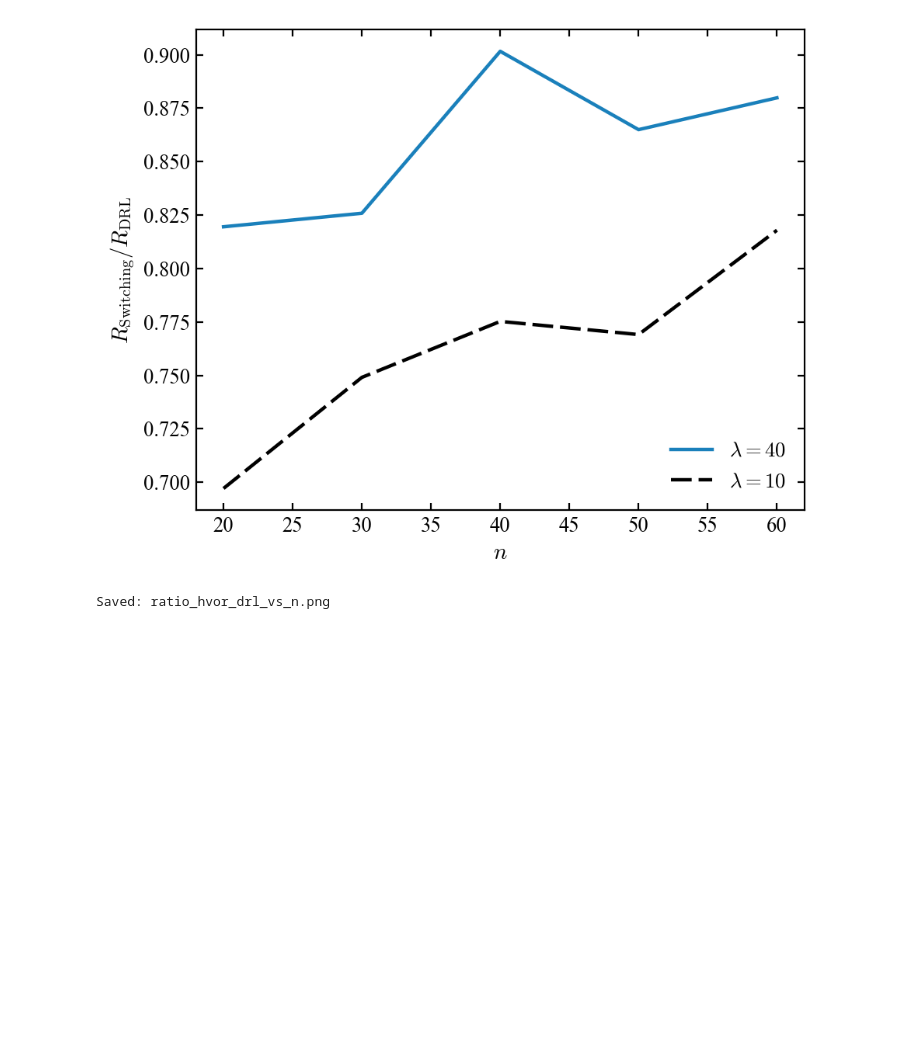
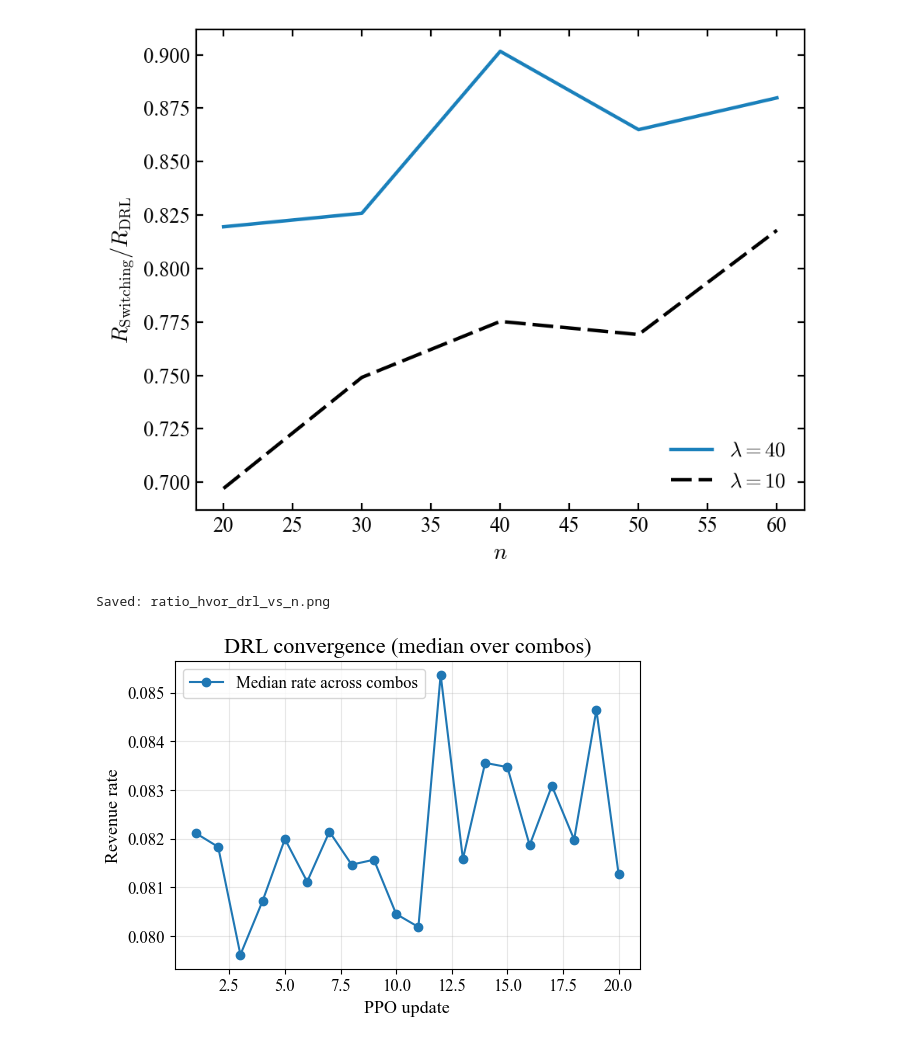
Before and after one commit to Alfredkkk/Last-mile-Logistics, a Jupyter notebook: analysis.ipynb, the cells around one changed output. Saved outputs shown, nothing was run; the diff lists cells and outputs as text; code cells hidden in the pictures; blank space fills up the shorter version.

Commit message:
Preliminary analysis on DRL convergence. Not fully convergent for now, further tuning needed

```diff
--- a/analysis.ipynb
+++ b/analysis.ipynb
@@ -304,3 +304,37 @@ print(f"Saved: {filename}")
 Saved: ratio_hvor_drl_vs_lambda.png
 [figure]
 Saved: ratio_hvor_drl_vs_n.png
+# %%
+# =========================================
+# DRL convergence from training_log.csv
+import pandas as pd
+import matplotlib.pyplot as plt
+
+log_path = 'Results/training_log.csv'
+log_df = pd.read_csv(log_path)
+# Drop rows without update info
+log_df = log_df.dropna(subset=['update'])
+# Example: pick one combo or plot median across combos per update
+if 'combo_id' in log_df.columns:
+    # median across combos
+    agg = (log_df.groupby('update')['rate']
+                  .median()
+                  .reset_index())
+    plt.figure(figsize=(6,4))
+    plt.plot(agg['update'], agg['rate'], marker='o', label='Median rate across combos')
+    plt.xlabel('PPO update')
+    plt.ylabel('Revenue rate')
+    plt.title('DRL convergence (median over combos)')
+    plt.grid(True, alpha=0.3)
+    plt.legend()
+    plt.show()
+else:
+    plt.figure(figsize=(6,4))
+    plt.plot(log_df['update'], log_df['rate'], marker='o')
+    plt.xlabel('PPO update')
+    plt.ylabel('Revenue rate')
+    plt.title('DRL convergence')
+    plt.grid(True, alpha=0.3)
+    plt.show()
+# %% [output]
+[figure, added]
```
Also changed, not shown: parts of 4 cells of this notebook, 22 other files.
